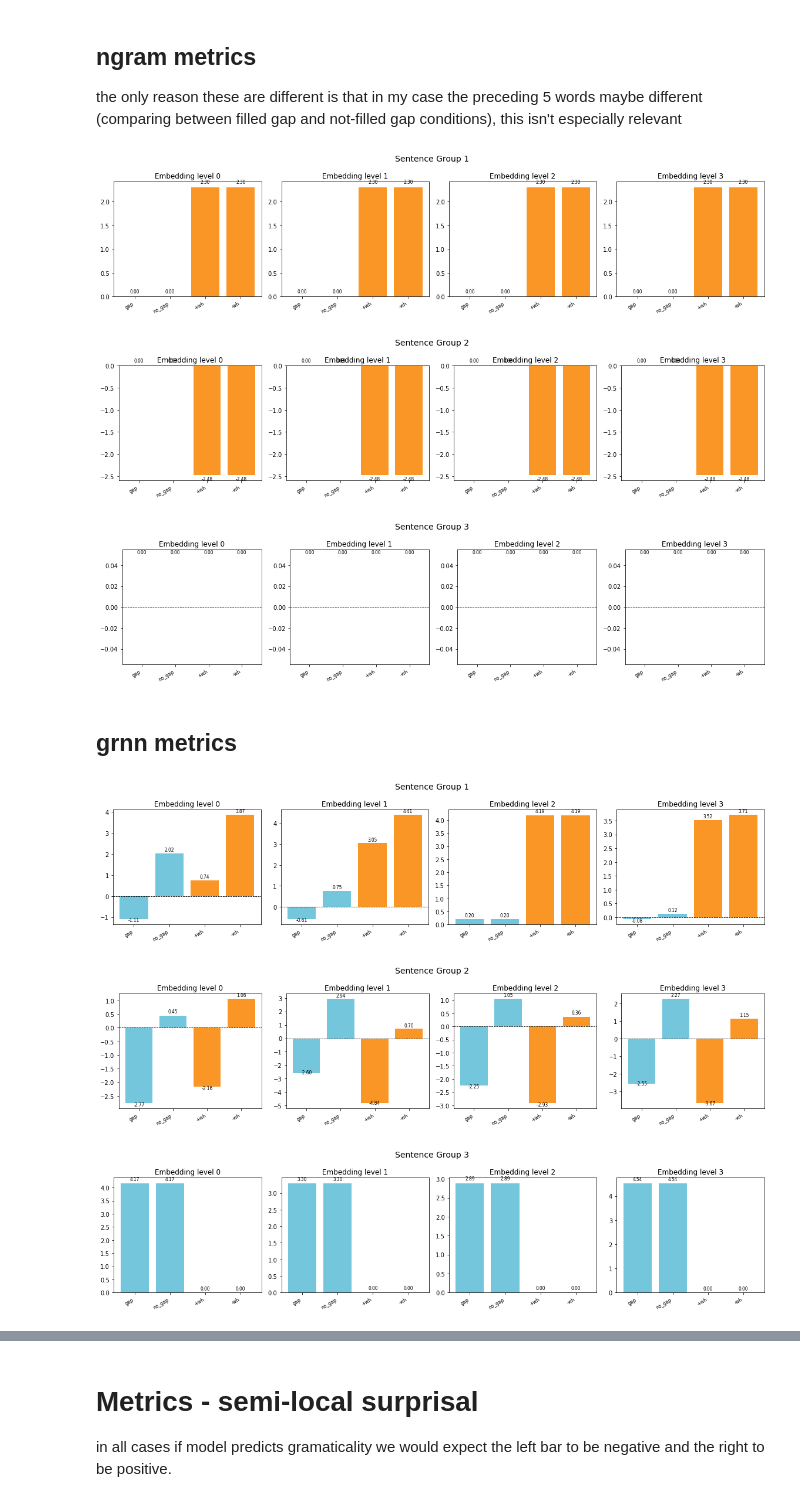
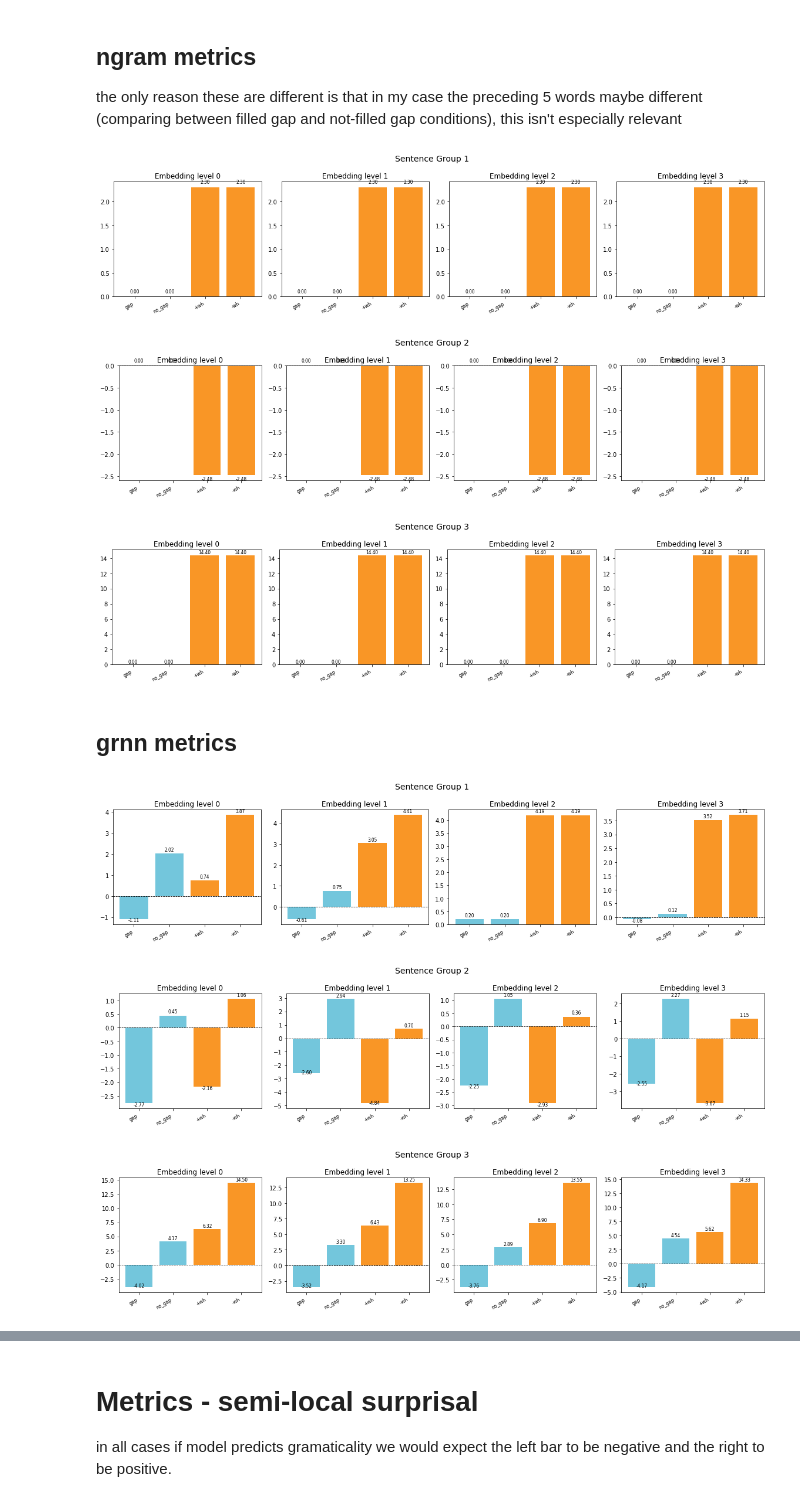
Before and after one commit to marrsia/ucl-fgd, a Jupyter notebook: notebooks/pilot_object_surprisals.ipynb, the cells around one changed output, grey strips where cells are left out. Saved outputs shown, nothing was run; the diff lists cells and outputs as text; code cells hidden in the pictures.

Commit message:
final updates, indexing bug fix, image generation for plots

```diff
--- a/notebooks/pilot_object_surprisals.ipynb
+++ b/notebooks/pilot_object_surprisals.ipynb
@@ -185,18 +226,20 @@ data.plot_metrics(df, surprisal_type='local')
 ## ngram metrics
 the only reason these are different is that in my case the preceding 5 words maybe different (comparing between filled gap and not-filled gap conditions), this isn't especially relevant
 # %%
-df = pd.read_csv("../data/model_outputs/ngram_pilot_object_gaps_stimuli_with_surprisals.csv")
-data.plot_metrics(df, surprisal_type='local')
+ngram_df = pd.read_csv("../data/model_outputs/ngram_pilot_object_gaps_stimuli_with_surprisals.csv")
+data.plot_metrics(ngram_df, surprisal_type='local',
+    gap_type = "object")
 # %% [output]
 [figure]
 [figure]
-[figure, old version]
+[figure, new version]
 # %% [markdown]
 ## grnn metrics
 # %%
-df = pd.read_csv("../data/model_outputs/grnn_pilot_object_gaps_stimuli_with_surprisals.csv")
-data.plot_metrics(df, surprisal_type='local')
+grnn_df = pd.read_csv("../data/model_outputs/grnn_pilot_object_gaps_stimuli_with_surprisals.csv")
+data.plot_metrics(grnn_df, surprisal_type='local',
+    gap_type = "object")
 # %% [output]
 [figure]
 [figure]
-[figure, old version]
+[figure, new version]
```
Also changed, not shown: parts of 20 cells of this notebook, 47 other files.
